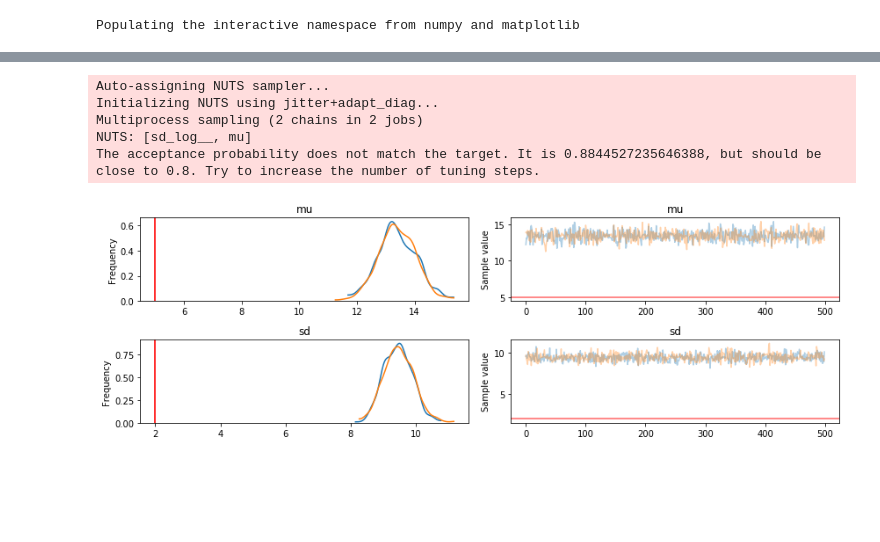
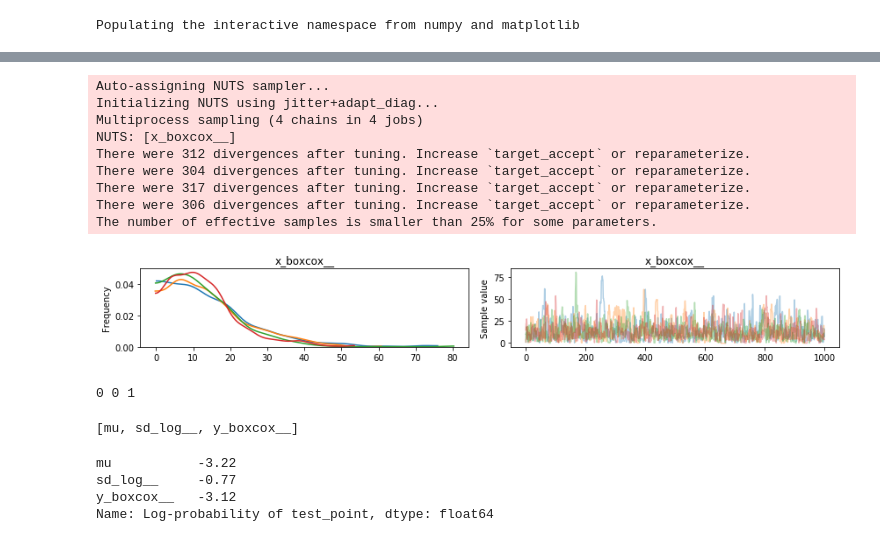
Before and after one commit to junpenglao/Planet_Sakaar_Data_Science, a Jupyter notebook: WIP/Box-Cox transformation.ipynb, the cells around one changed output, grey strips where cells are left out. Drawn from its saved outputs; the diff is of its cells as text; code cells hidden in the pictures; blank space fills up the shorter version.

Commit message:
WIP
Box Cox transformation
Chain transformation

```diff
--- a/WIP/Box-Cox transformation.ipynb
+++ b/WIP/Box-Cox transformation.ipynb
@@ -57,0 +66,24 @@ NUTS: [sd_log__, mu]
+# %%
+with pm.Model() as m:
+    x = pm.Normal('x', mu0, sd0, transform=boxcox)
+    trace = pm.sample(1000, tune=1000)
+
+x_tr = m.free_RVs[0]
+pm.traceplot(trace, varnames=[x_tr.name]);
+# %% [output]
+Auto-assigning NUTS sampler...
+Initializing NUTS using jitter+adapt_diag...
+Multiprocess sampling (4 chains in 4 jobs)
+NUTS: [x_boxcox__]
+There were 312 divergences after tuning. Increase `target_accept` or reparameterize.
+There were 304 divergences after tuning. Increase `target_accept` or reparameterize.
+There were 317 divergences after tuning. Increase `target_accept` or reparameterize.
+There were 306 divergences after tuning. Increase `target_accept` or reparameterize.
+The number of effective samples is smaller than 25% for some parameters.
+[figure, added]
+# %%
+x_tr = m.free_RVs[0]
+jac = x_tr.distribution.transform_used.jacobian_det(theano.shared(np.array([-1, 2])))
+print(x.ndim, x_tr.logp_elemwiset.ndim, jac.ndim)
+# %% [output]
+0 0 1
@@ -58,15 +109,9 @@ NUTS: [sd_log__, mu]
 # %%
 with pm.Model() as m:
-    mu = pm.Normal('mu', 0., 100.)
+    mu = pm.Normal('mu', 0., 10.)
     sd = pm.HalfNormal('sd', 5.)
-    obs = pm.Normal('y', mu, sd, observed=y_tr, transform=boxcox)
-    trace = pm.sample()
-
-pm.traceplot(trace, lines=dict(mu=5., sd=2.));
+    y_latent = pm.Normal('y', mu, sd, transform=boxcox, testval=2.)
-# %% [output]
-Auto-assigning NUTS sampler...
-Initializing NUTS using jitter+adapt_diag...
-Multiprocess sampling (2 chains in 2 jobs)
-NUTS: [sd_log__, mu]
-The acceptance probability does not match the target. It is 0.8844527235646388, but should be close to 0.8. Try to increase the number of tuning steps.
-[figure, removed]
+# %%
+m.free_RVs
+# %% [output]
+[mu, sd_log__, y_boxcox__]
@@ -72,0 +123,7 @@ The acceptance probability does not match the target. It is 0.8844527235646388,
+# %%
+m.check_test_point()
+# %% [output]
+mu           -3.22
+sd_log__     -0.77
+y_boxcox__   -3.12
+Name: Log-probability of test_point, dtype: float64
```
Also changed, not shown: parts of 7 cells of this notebook, 1 other file.
